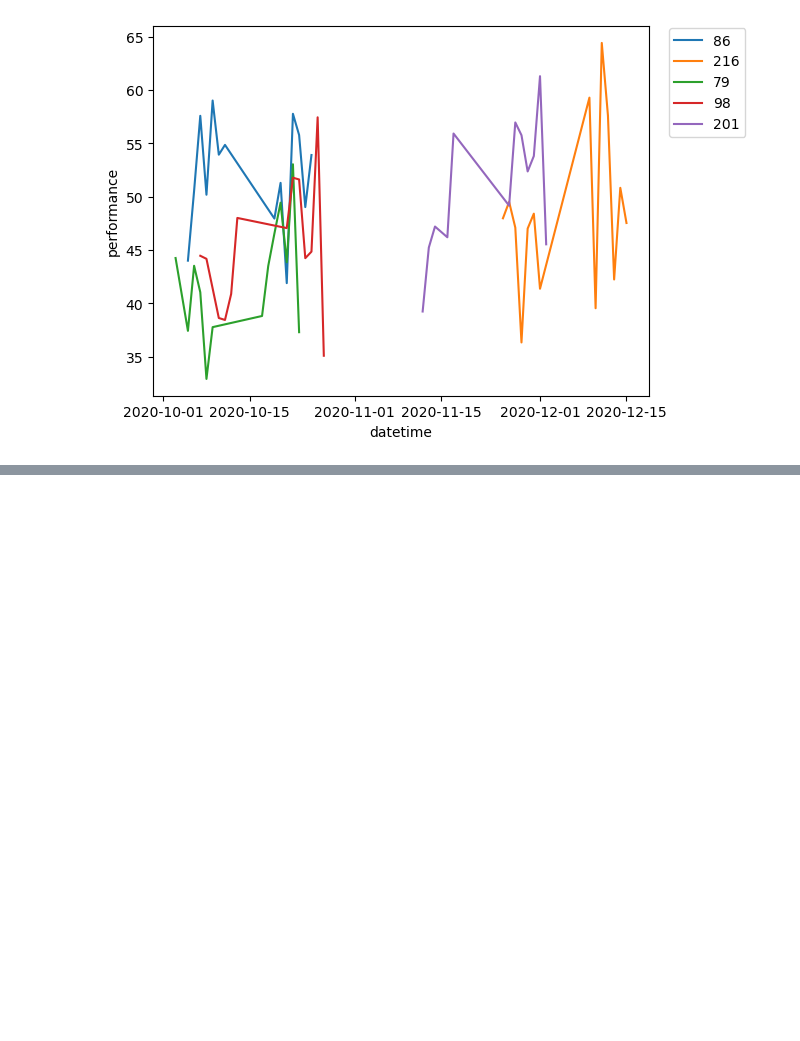
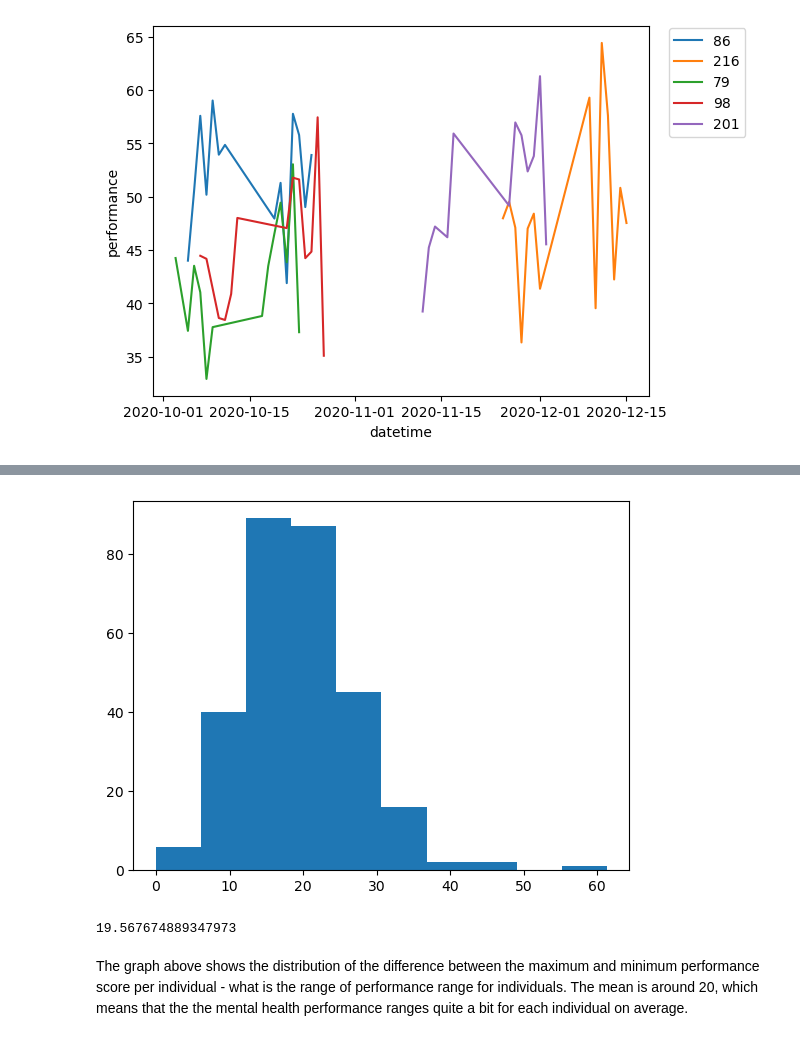
Before and after one commit to UCB-stat-159-s23/project-Group18, a Jupyter notebook: AgeGender.ipynb, the cells around one changed output, grey strips where cells are left out. Saved outputs shown, nothing was run; the diff lists cells and outputs as text; code cells hidden in the pictures; blank space fills up the shorter version.

```diff
--- a/AgeGender.ipynb
+++ b/AgeGender.ipynb
@@ -73,0 +83,11 @@ How do responses in mental health tests vary by age and gender.
+# %%
+df['range'] = df.groupby('ID_Zenodo')['performance'].max() - df.groupby('ID_Zenodo')['performance'].min()
+plt.hist(df['range']);
+# %% [output]
+[figure, added]
+# %%
+df['range'].mean()
+# %% [output]
+19.567674889347973
+# %% [markdown]
+The graph above shows the distribution of the difference between the maximum and minimum performance score per individual - what is the range of performance range for individuals. The mean is around 20, which means that the the mental health performance ranges quite a bit for each individual on average.
```
Also changed, not shown: parts of 14 cells of this notebook.
